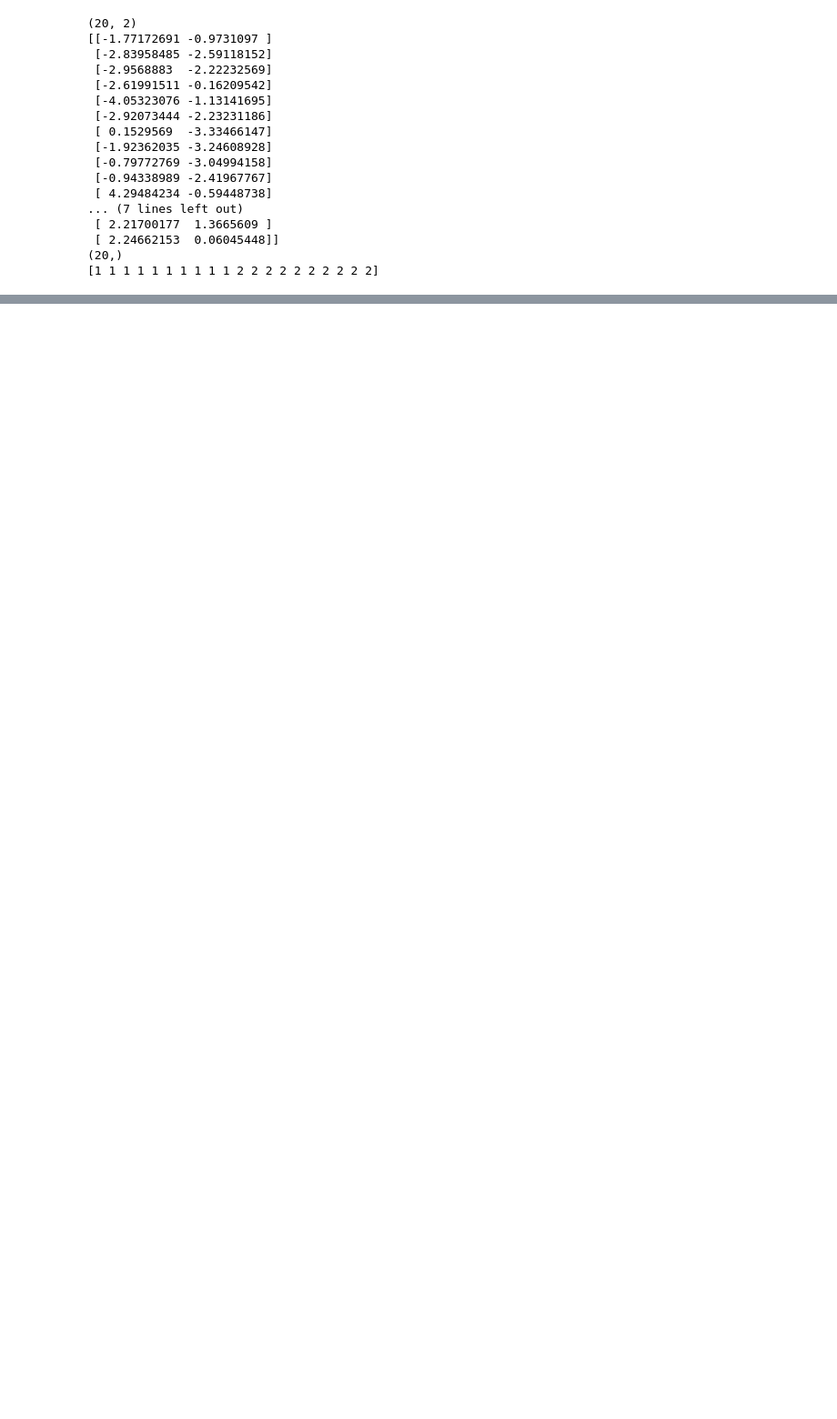
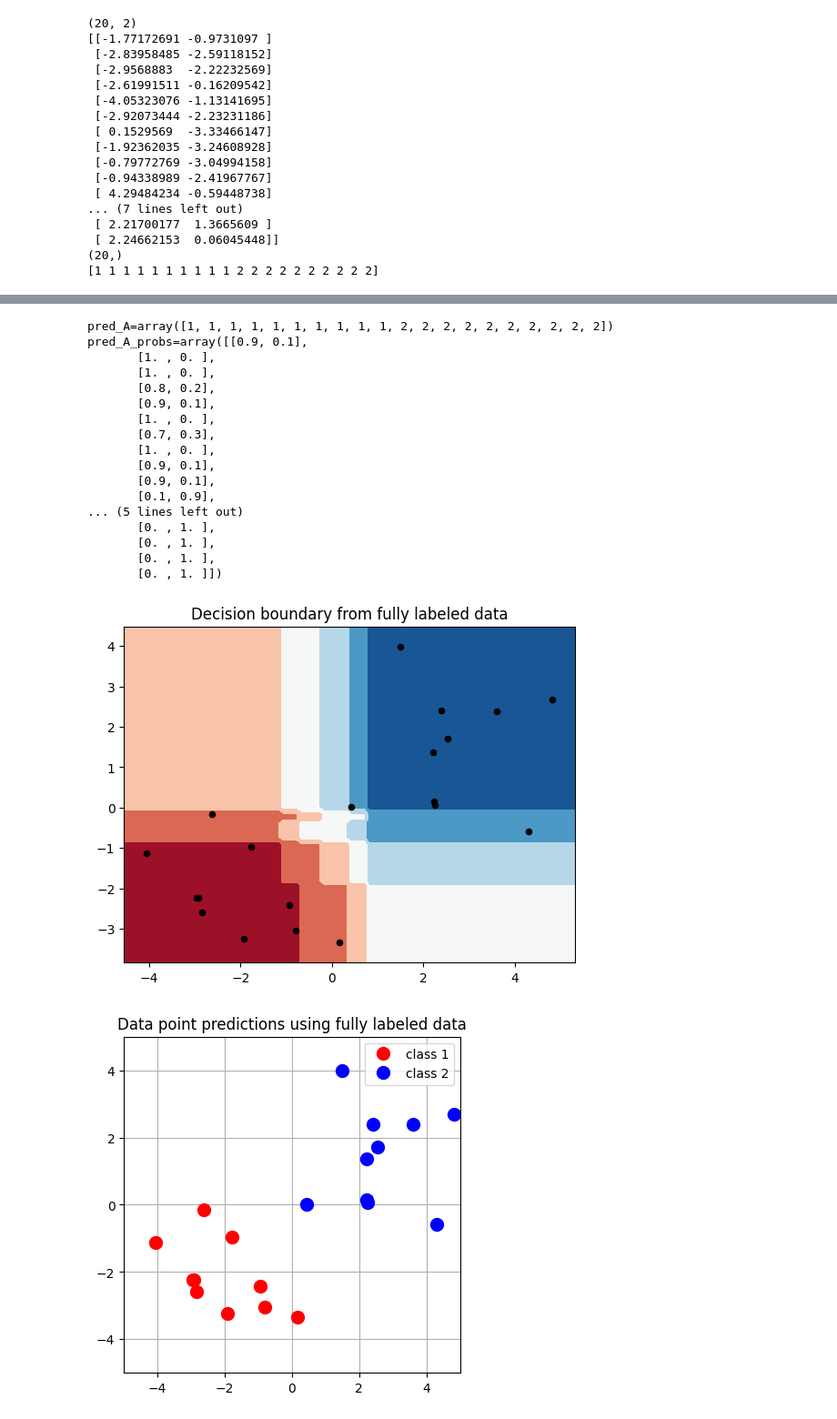
Before and after one commit to krisrjensen/csc730, a Jupyter notebook: assignment 4/Assignment_4.ipynb, the cells around one changed output, grey strips where cells are left out. Shown at 91% size. Drawn from its saved outputs; the diff is of its cells as text; code cells hidden in the pictures; blank space fills up the shorter version.

```diff
--- a/assignment 4/Assignment_4.ipynb
+++ b/assignment 4/Assignment_4.ipynb
@@ -72,0 +121,52 @@ print(X_U.shape)
+# %%
+# Part I - Find classifier using fully labeled data (i.e. X,y)
+classifier_A = RandomForestClassifier( max_depth=5, n_estimators=10, max_features=1, random_state=42 )
+classifier_A.fit(X, y)
+fig, ax = plt.subplots(1,1)
+
+display = DecisionBoundaryDisplay.from_estimator(classifier_A, X, cmap=cm, ax=ax, eps=0.5)
+ax.title.set_text('Decision boundary from fully labeled data')
+
+#plot the labeled points
+pred_A = classifier_A.predict(X)
+pred_A_probs = classifier_A.predict_proba(X)
+print(f'{pred_A=}')
+print(f'{pred_A_probs=}')
+
+
+ax.scatter(X[:,0], X[:, 1], c='k', s=20, edgecolors='k')
+
+plt.show()
+
+#make a plot without the descision boundary, instead plotting the datapoints by class
+fig, ax = plt.subplots(1,1)
+c_inds = np.where(y == 1)[0]
+ax.plot(X[c_inds,0],X[c_inds,1],'ro',label = f'class {str(1)}',markersize = 10)
+c_inds = np.where(y == 2)[0]
+ax.plot(X[c_inds,0],X[c_inds,1],'bo',label = f'class {str(2)}',markersize = 10)
+ax.set(xlim=(-5, 5), ylim=(-5, 5))
+ax.set_aspect('equal', 'box')
+plt.grid()
+plt.legend()
+ax.title.set_text('Data point predictions using fully labeled data')
+plt.show()
+# %% [output]
+pred_A=array([1, 1, 1, 1, 1, 1, 1, 1, 1, 1, 2, 2, 2, 2, 2, 2, 2, 2, 2, 2])
+pred_A_probs=array([[0.9, 0.1],
+       [1. , 0. ],
+       [1. , 0. ],
+       [0.8, 0.2],
+       [0.9, 0.1],
+       [1. , 0. ],
+       [0.7, 0.3],
+       [1. , 0. ],
+       [0.9, 0.1],
+       [0.9, 0.1],
+       [0.1, 0.9],
+... (5 lines left out)
+       [0. , 1. ],
+       [0. , 1. ],
+       [0. , 1. ],
+       [0. , 1. ]])
+[figure, added]
+[figure, added]
```
Also changed, not shown: parts of 14 cells of this notebook, 37 other files.
